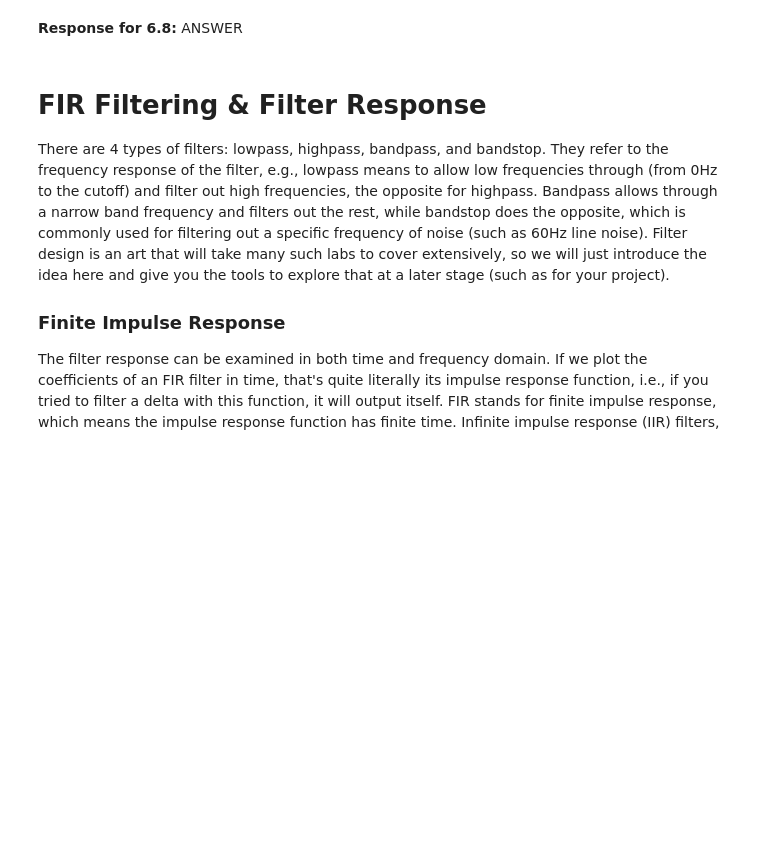
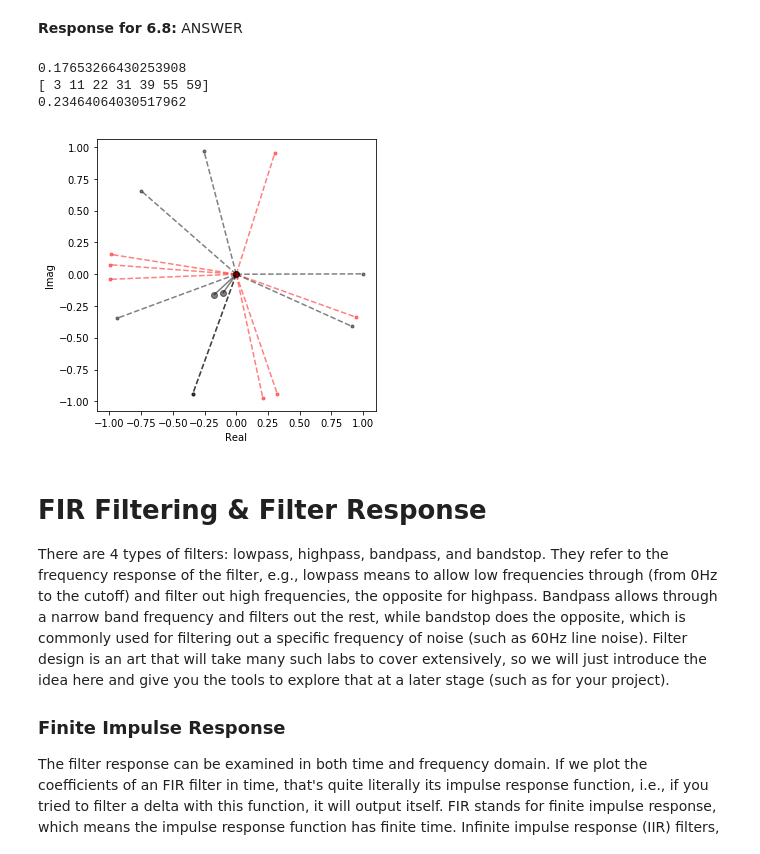
Before and after one commit to kevinice95/COGS118C, a Jupyter notebook: Assignments/A3-TimeFrequencyFiltering.ipynb, the cells around one changed output. Cells and saved outputs as stored; diff of their text form; code cells hidden in the pictures; blank space fills up the shorter version.

```diff
--- a/Assignments/A3-TimeFrequencyFiltering.ipynb
+++ b/Assignments/A3-TimeFrequencyFiltering.ipynb
@@ -467,7 +509,7 @@ t_trials = np.array([6., 22., 45., 63., 78., 111., 118.])
 # Use these length settings for STFT
 nperseg, noverlap = secs_to_points(fs, len_win=2, len_overlap=1)
 # compute stft
-f_stft, t_stft, stft = signal.stft(sig,fs,nperseg=nperseg,noverlap=noverlap,window='hann')
+f_stft, t_stft, stft = signal.stft(lfp_short,fs,nperseg=nperseg,noverlap=noverlap,window='hann')
 
 # find the index (k) of 8.5Hz.
 f_ind = int(np.where(f_stft==8.5)[0])
@@ -484,34 +526,39 @@ for trial_ind in trial_inds:
     X_trial = stft[f_ind, trial_ind].squeeze()
 
     # normalize by vector length
-    X_trial =  X_trial / np.linalg.norm(X_trial)
+    X_trial =  X_trial / np.abs(X_trial)
     X_mean = np.append(X_mean,X_trial)
     plt.plot([0,X_trial.real], [0, X_trial.imag], 'k.--', alpha=0.5)
 
 
 # plot mean vector
 X_mean = np.mean(X_mean)
 plt.plot([0,X_mean.real], [0, X_mean.imag], 'ko-', alpha=0.5)
 coherence = np.linalg.norm(X_mean)
 print(coherence)
 
 # ---------- now do it for real -------------------
 # get trial indices from trial times
 trial_inds = np.array(t_trials*fs/nperseg).astype(int)
 print(trial_inds)
 X_mean = np.array([])
 for trial_ind in trial_inds:
     X_trial = stft[f_ind, trial_ind].squeeze()
 
     # normalize by vector length
     X_trial =  X_trial / np.linalg.norm(X_trial)
     X_mean = np.append(X_mean,X_trial)
     plt.plot([0,X_trial.real], [0, X_trial.imag], 'r.--', alpha=0.5)
 
 X_mean = np.mean(X_mean)
 plt.plot([0,X_mean.real], [0, X_mean.imag], 'ko-', alpha=0.5)
 coherence = np.linalg.norm(X_mean)
 print(coherence)
+# %% [output]
+0.17653266430253908
+[ 3 11 22 31 39 55 59]
+0.23464064030517962
+[figure, added]
 # %% [markdown]
 # FIR Filtering & Filter Response
 There are 4 types of filters: lowpass, highpass, bandpass, and bandstop. They refer to the frequency response of the filter, e.g., lowpass means to allow low frequencies through (from 0Hz to the cutoff) and filter out high frequencies, the opposite for highpass. Bandpass allows through a narrow band frequency and filters out the rest, while bandstop does the opposite, which is commonly used for filtering out a specific frequency of noise (such as 60Hz line noise). Filter design is an art that will take many such labs to cover extensively, so we will just introduce the idea here and give you the tools to explore that at a later stage (such as for your project).
```
Also changed, not shown: parts of 11 cells of this notebook.
